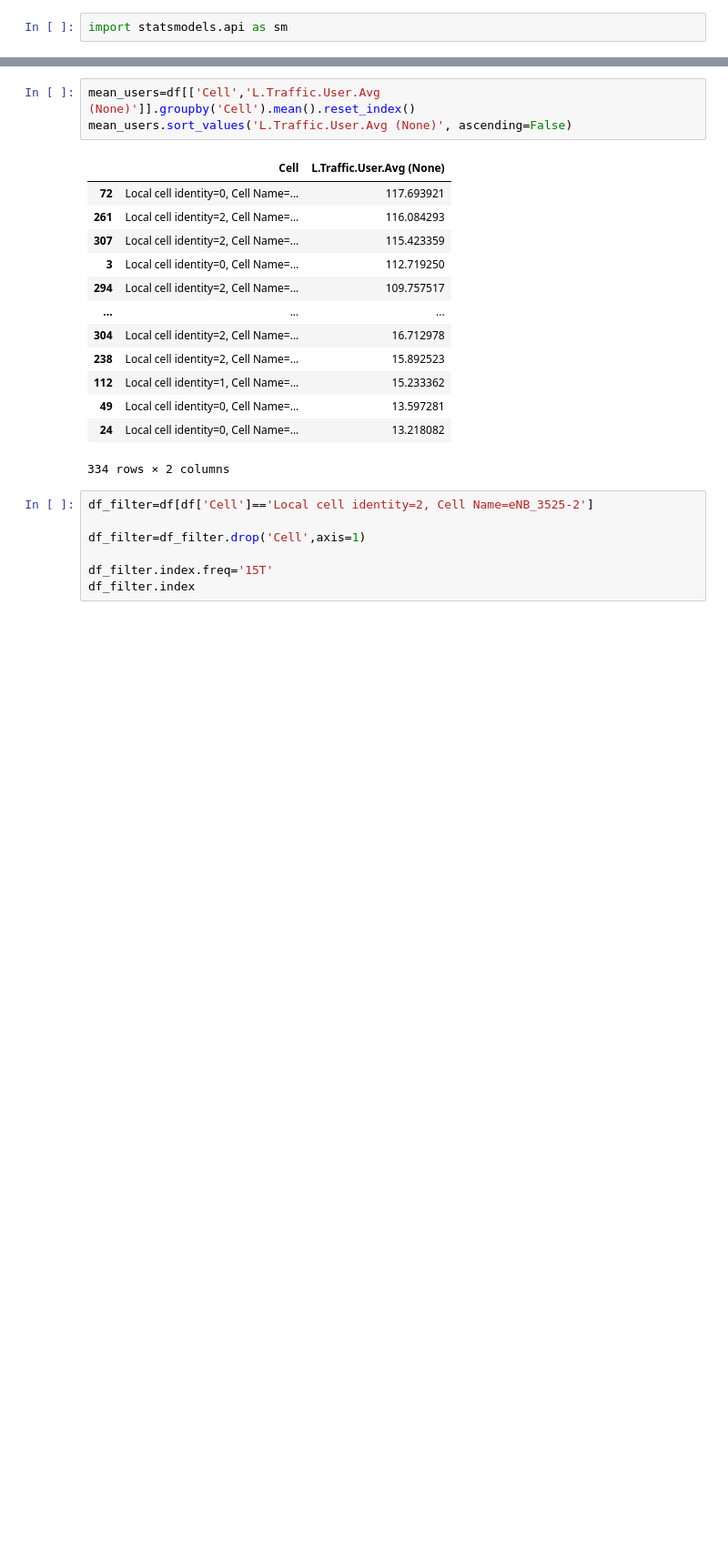
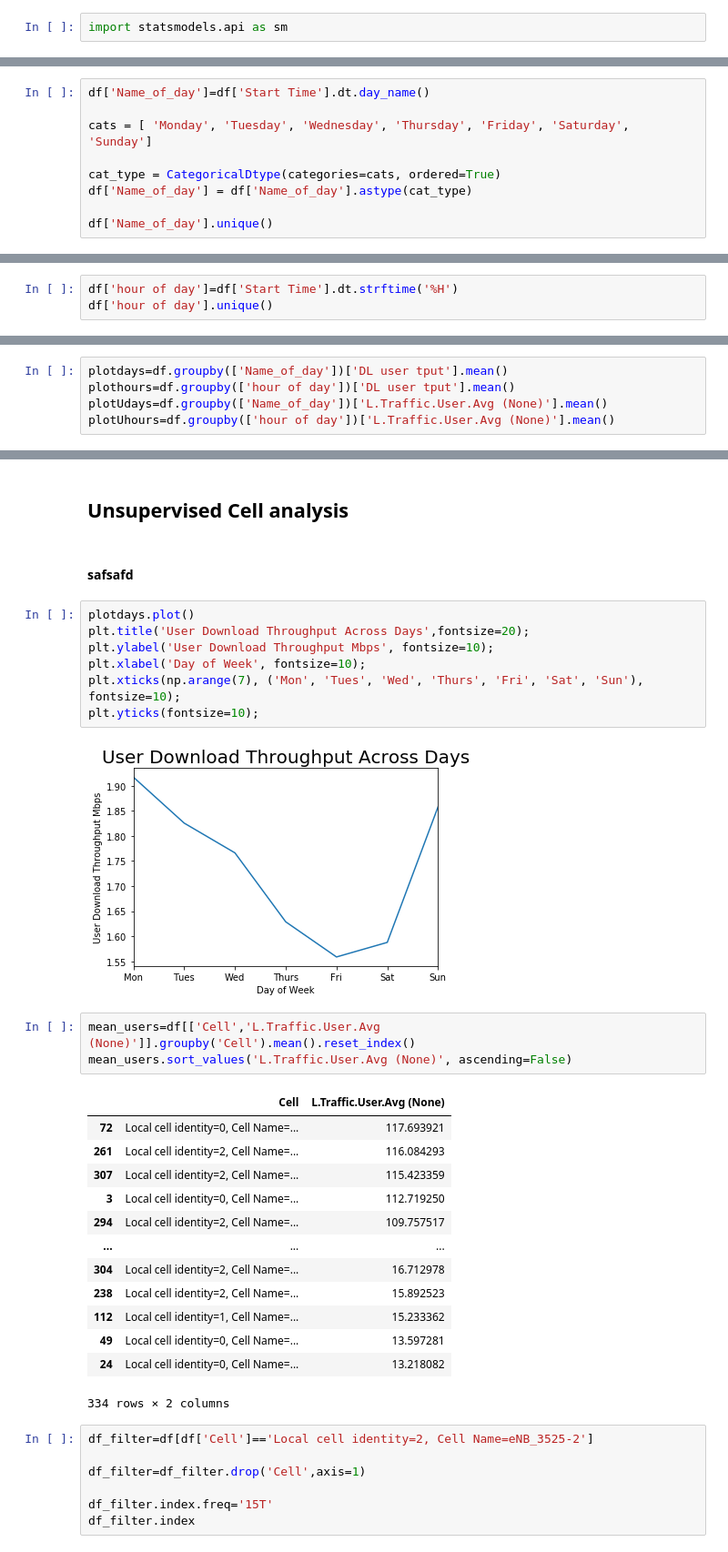
Before and after one commit to athalji/Timeseries_Forecasting_AWS, a Jupyter notebook: data_exploration.ipynb, the cells around one changed output, grey strips where cells are left out. Shown at 91% size. Saved outputs shown, nothing was run; the diff lists cells and outputs as text; blank space fills up the shorter version.

```diff
--- a/data_exploration.ipynb
+++ b/data_exploration.ipynb
@@ -69,0 +120,9 @@ Length: 82, dtype: int64
+# %%
+df['Name_of_day']=df['Start Time'].dt.day_name()
+
+cats = [ 'Monday', 'Tuesday', 'Wednesday', 'Thursday', 'Friday', 'Saturday', 'Sunday']
+
+cat_type = CategoricalDtype(categories=cats, ordered=True)
+df['Name_of_day'] = df['Name_of_day'].astype(cat_type)
+
+df['Name_of_day'].unique()
@@ -69,0 +132,3 @@ Length: 82, dtype: int64
+# %%
+df['hour of day']=df['Start Time'].dt.strftime('%H')
+df['hour of day'].unique()
@@ -69,0 +141,5 @@ Length: 82, dtype: int64
+# %%
+plotdays=df.groupby(['Name_of_day'])['DL user tput'].mean()
+plothours=df.groupby(['hour of day'])['DL user tput'].mean()
+plotUdays=df.groupby(['Name_of_day'])['L.Traffic.User.Avg (None)'].mean()
+plotUhours=df.groupby(['hour of day'])['L.Traffic.User.Avg (None)'].mean()
@@ -70,3 +246,16 @@ Length: 82, dtype: int64
+# %% [markdown]
+## Unsupervised Cell analysis
+# %% [markdown]
+#### safsafd
+# %%
+plotdays.plot()
+plt.title('User Download Throughput Across Days',fontsize=20);
+plt.ylabel('User Download Throughput Mbps', fontsize=10);
+plt.xlabel('Day of Week', fontsize=10);
+plt.xticks(np.arange(7), ('Mon', 'Tues', 'Wed', 'Thurs', 'Fri', 'Sat', 'Sun'), fontsize=10);
+plt.yticks(fontsize=10);
+# %% [output]
+[figure, added]
 # %%
 mean_users=df[['Cell','L.Traffic.User.Avg (None)']].groupby('Cell').mean().reset_index()
 mean_users.sort_values('L.Traffic.User.Avg (None)', ascending=False)
```
Also changed, not shown: parts of 21 cells of this notebook, 1 other file.
